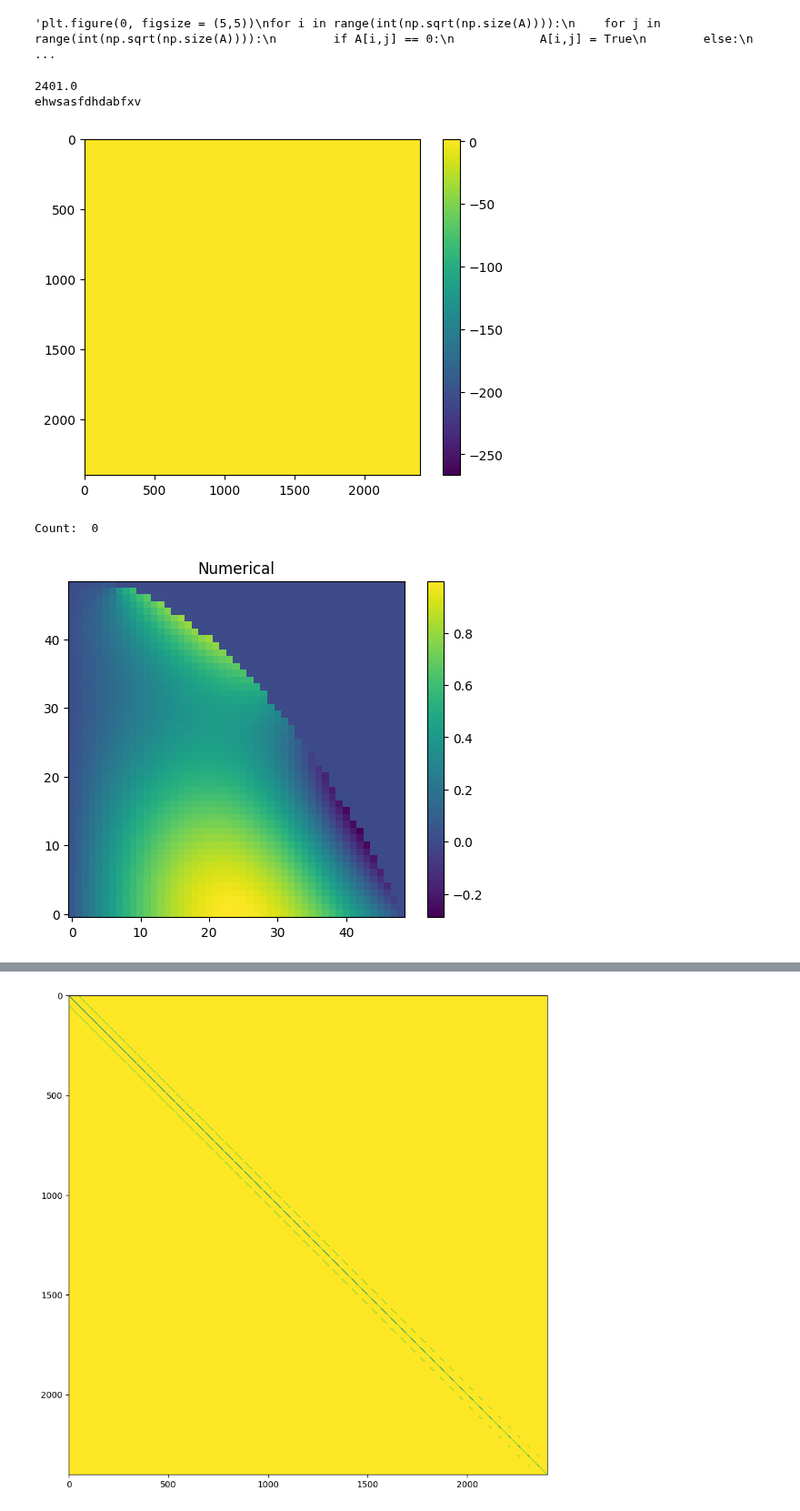
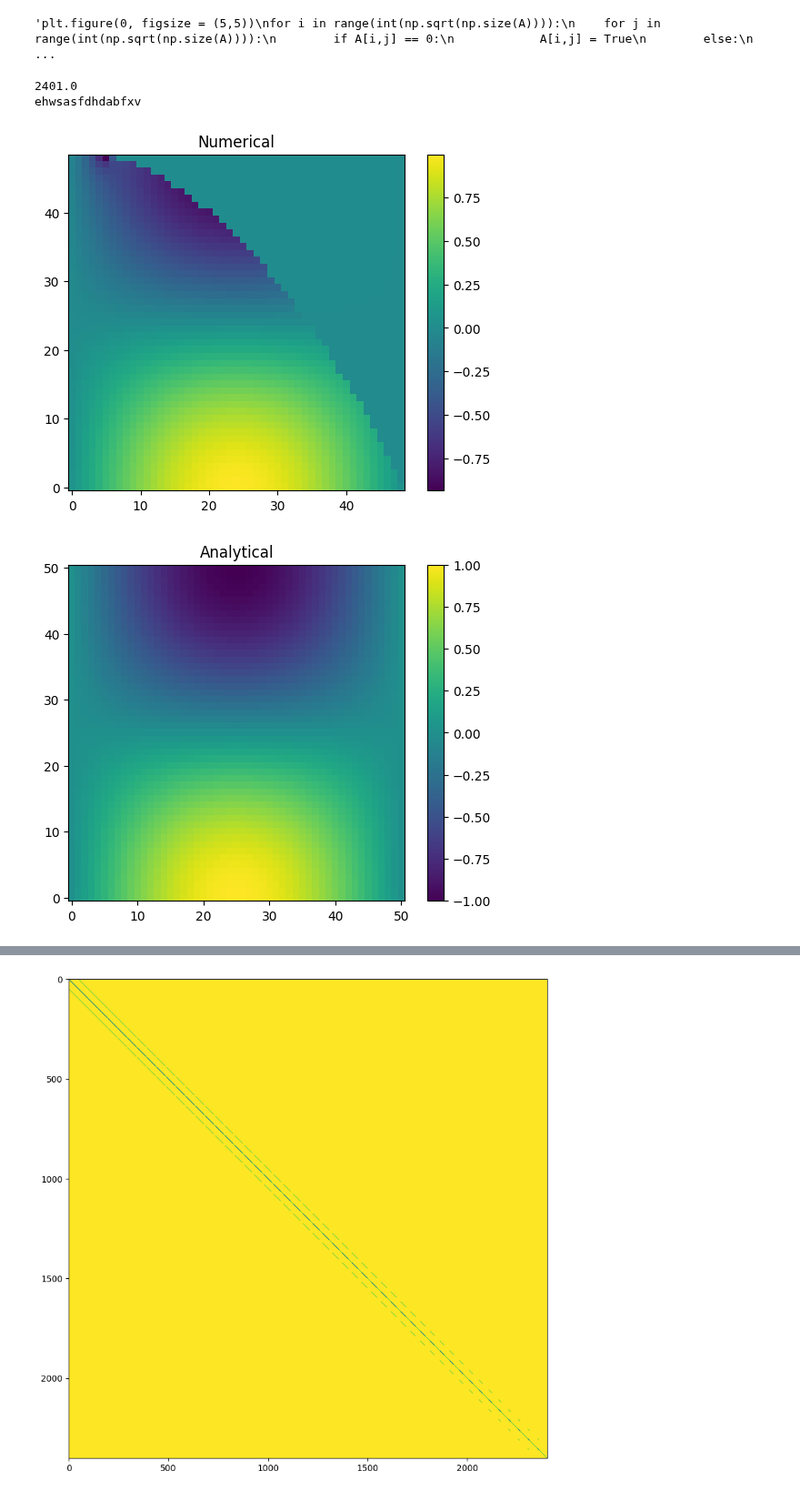
Before and after one commit to aledha/TMA4212-NumDiffDiff, a Jupyter notebook: Project 1/OleScribbles copy.ipynb, the cells around one changed output, grey strips where cells are left out. Shown at 91% size. Saved outputs shown, nothing was run; the diff lists cells and outputs as text; code cells hidden in the pictures.

```diff
--- a/Project 1/OleScribbles copy.ipynb
+++ b/Project 1/OleScribbles copy.ipynb
@@ -173,7 +173,7 @@ def equation_fixer(A, g2, domain_vec, M, b_function, fvec):
         print("np.size(A) != len(domain_vec)**4")
     if np.size(A) != len(g2)**2:
         print("np.size(A) != len(g2)**2")
-    for i in range(len(domain_vec)**2-1):
+    for i in range(len(domain_vec)**2):
         if A[i,i] != 1 and i < len(domain_vec)**2 - len(domain_vec):     # outside of domain
             if A[i,i+1] == 0 or A[i, i+len(domain_vec)] == 0: # if east or north is removed
                 indexes_used[i] = 1
@@ -211,10 +211,21 @@ def equation_fixer(A, g2, domain_vec, M, b_function, fvec):
                         if A[i, i+len(domain_vec)] == 0:
                             g2[i] -= ( 2 / (eta*(1+eta)) ) * b_function(x_p, y_p + eta*h)
                             #print(1-x_p**2 - (y_p+ eta*h))
+        elif A[i,i] != 1 and i > len(domain_vec)**2 - len(domain_vec):
+            if A[i, i+1] == 0:
+                eta = etas[i]
+                xsi = xis[i]
 
-                            #print("eta h = ", eta*h)
-    im(A, origin='upper')
-    print("Count: ", count)
+                A[i,i] = (-2/xsi - 2/eta)
+                g2[i] -= ( 2 / (xsi*(1+xsi)) ) * b_function(x_p + xsi*h, y_p)
+                if i > 0:
+                    A[i,i-1] *= 2 / (1 + xsi)
+                A[i, i+1] *= 2 / (xsi*(1+xsi))
+            x_p = (i%len(domain_vec)+1)*h
+            y_p = (i//len(domain_vec)+1)*h
+            eta = etas[i]
+            g2[i] -= ( 2 / (eta*(1+eta)) ) * b_function(x_p, y_p + eta*h)
+
     return A, g2, [etas,xis], indexes_used
 
 
@@ -260,13 +271,10 @@ def hyper_f_fixer(function_vec, domain_vec):
 # %%
 M = 50
 h = 1/M
-a = 1
-
-#left = np.ones(M+1)
 
 
 def hyper_bndry_func(x,y):
-    return np.sin(np.pi * x) * np.cos(np.pi * y)
+    return -np.sin(np.pi * x) * np.cos(np.pi * y)
 
 C = ndiag([1,-4,1], [-1,0,1], (M-1))
 B = 1 * np.eye(M-1)
@@ -289,33 +297,34 @@ fmat = f(xx, yy)[1:-1, 1:-1]
 fvec = fmat.flatten()
 U_exact = u_exact(xx, yy)
 
 
 left = U_exact[:, 0]
 left = np.sin(left*5)
 top = np.zeros(M+1)
 right = np.zeros(M+1)
 bottom = U_exact[0, :]
 g2 = normal_dirichlet([left, top, right, bottom], a, 1)
 
 omega = domain2(bool_domain_gen(M))
 
 hyper_funtion = hyper_f_fixer(fvec, omega)
 
 A = triblock_mod(C, B, M, omega)
 
 A, g2, used, indexes_used = equation_fixer(A, g2, omega, M, hyper_bndry_func, hyper_funtion)
 G = g2.reshape((M-1,M-1))
 U_vec = np.linalg.solve(A, -g2 - hyper_funtion*h**2)
 U = U_vec.reshape((M-1, M-1))
 #im(used[0].reshape((M-1,M-1)))
 #im(used[1].reshape((M-1,M-1)))
 im(U, 'Numerical')
+im(U_exact, 'Analytical')
+im(U_exact[1:-1,1:-1] - U, 'Error')
 #im(U  -1/5 * g2.reshape((M-1,M-1)))
 #G[G != 0] = 1
 #im(indexes_used.reshape((M-1,M-1)) + G)
 # %% [output]
 2401.0
 ehwsasfdhdabfxv
-[figure, old version]
+[figure, new version]
-Count:  0
-[figure, old version]
+[figure, new version]
```
Also changed, not shown: parts of 1 cell of this notebook.
